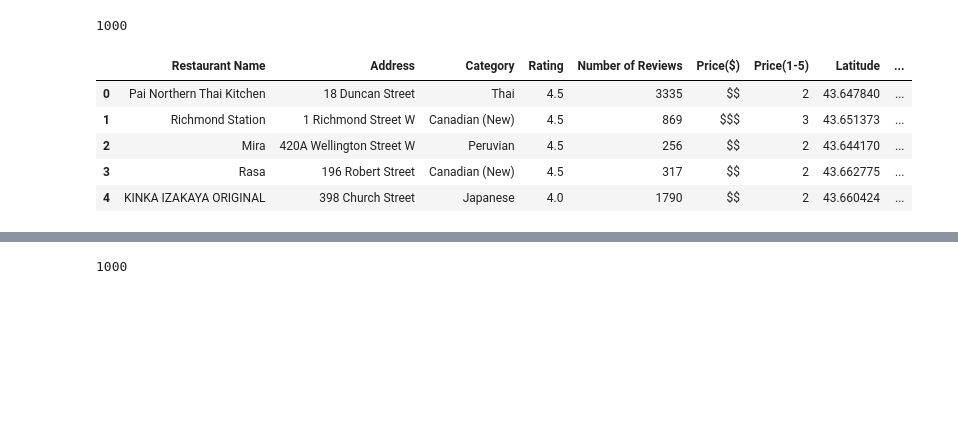
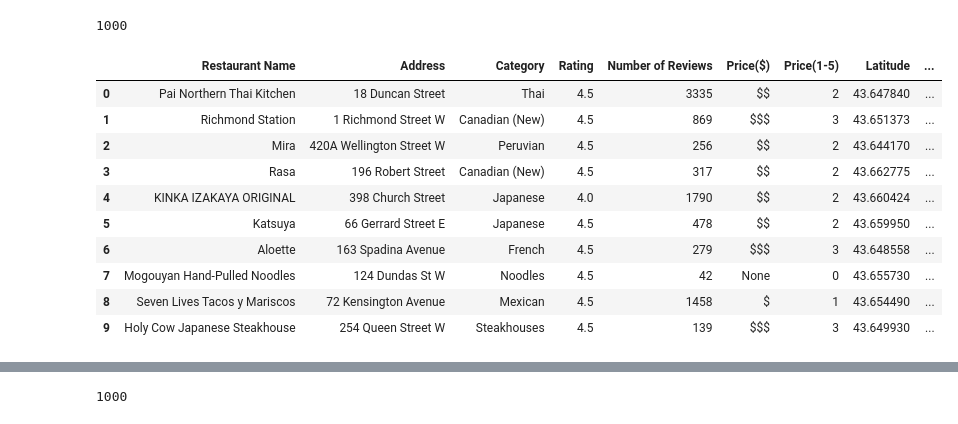
Before and after one commit to AlanDeng7/Module-7-Project1, a Jupyter notebook: Data_Extraction.ipynb, the cells around one changed output, grey strips where cells are left out. Cells and saved outputs as stored; diff of their text form; code cells hidden in the pictures; blank space fills up the shorter version.

```diff
--- a/Data_Extraction.ipynb
+++ b/Data_Extraction.ipynb
@@ -52,11 +52,16 @@ len(tor_df)
 # %% [output]
 1000
 # %%
-tor_df.head()
+tor_df.head(10)
 # %% [output]
 |  | Restaurant Name | Address | Category | Rating | Number of Reviews | Price($) | Price(1-5) | Latitude | ... |
 | 0 | Pai Northern Thai Kitchen | 18 Duncan Street | Thai | 4.5 | 3335 | $$ | 2 | 43.647840 | ... |
 | 1 | Richmond Station | 1 Richmond Street W | Canadian (New) | 4.5 | 869 | $$$ | 3 | 43.651373 | ... |
 | 2 | Mira | 420A Wellington Street W | Peruvian | 4.5 | 256 | $$ | 2 | 43.644170 | ... |
 | 3 | Rasa | 196 Robert Street | Canadian (New) | 4.5 | 317 | $$ | 2 | 43.662775 | ... |
 | 4 | KINKA IZAKAYA ORIGINAL | 398 Church Street | Japanese | 4.0 | 1790 | $$ | 2 | 43.660424 | ... |
+| 5 | Katsuya | 66 Gerrard Street E | Japanese | 4.5 | 478 | $$ | 2 | 43.659950 | ... |
+| 6 | Aloette | 163 Spadina Avenue | French | 4.5 | 279 | $$$ | 3 | 43.648558 | ... |
+| 7 | Mogouyan Hand-Pulled Noodles | 124 Dundas St W | Noodles | 4.5 | 42 | None | 0 | 43.655730 | ... |
+| 8 | Seven Lives Tacos y Mariscos | 72 Kensington Avenue | Mexican | 4.5 | 1458 | $ | 1 | 43.654490 | ... |
+| 9 | Holy Cow Japanese Steakhouse | 254 Queen Street W | Steakhouses | 4.5 | 139 | $$$ | 3 | 43.649930 | ... |
```
Also changed, not shown: parts of 1 cell of this notebook, 1 other file.
